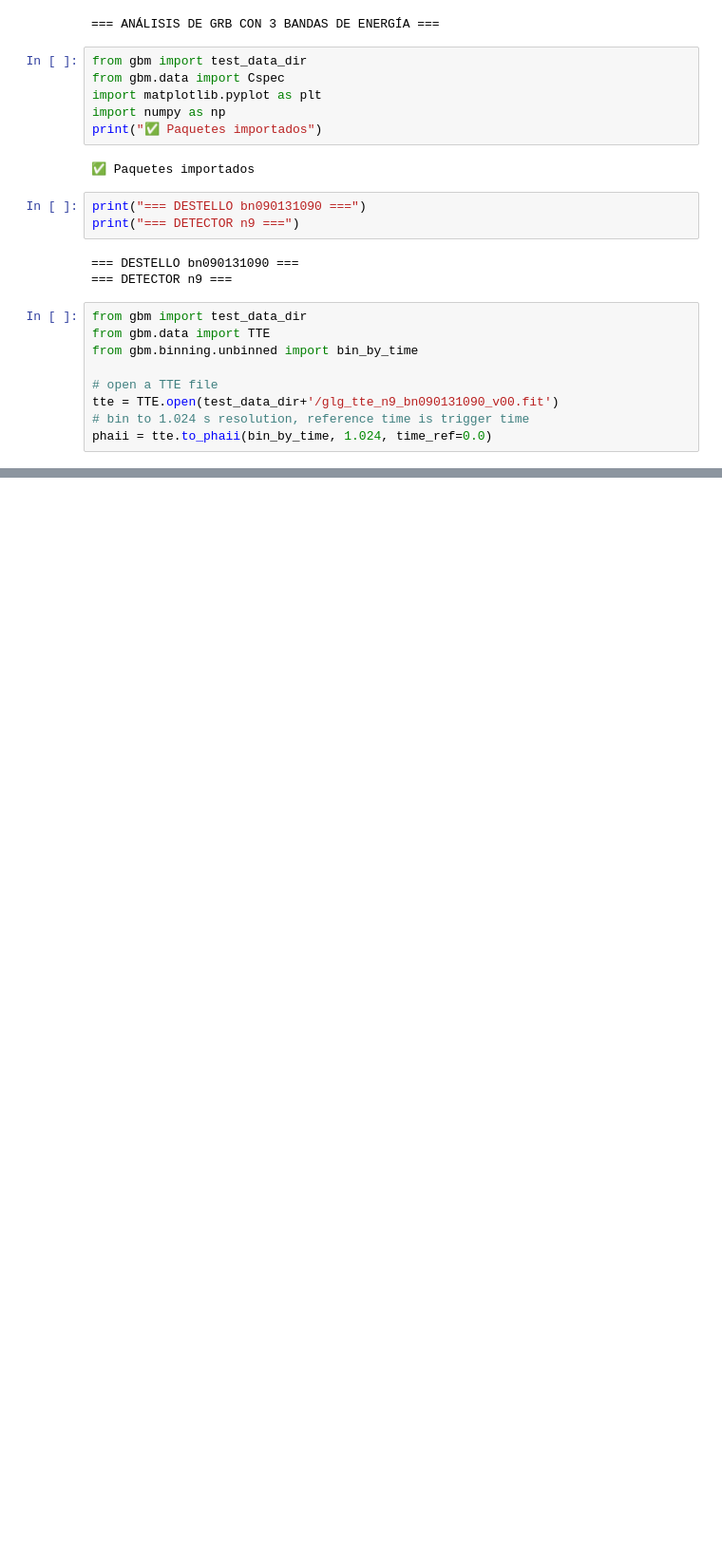
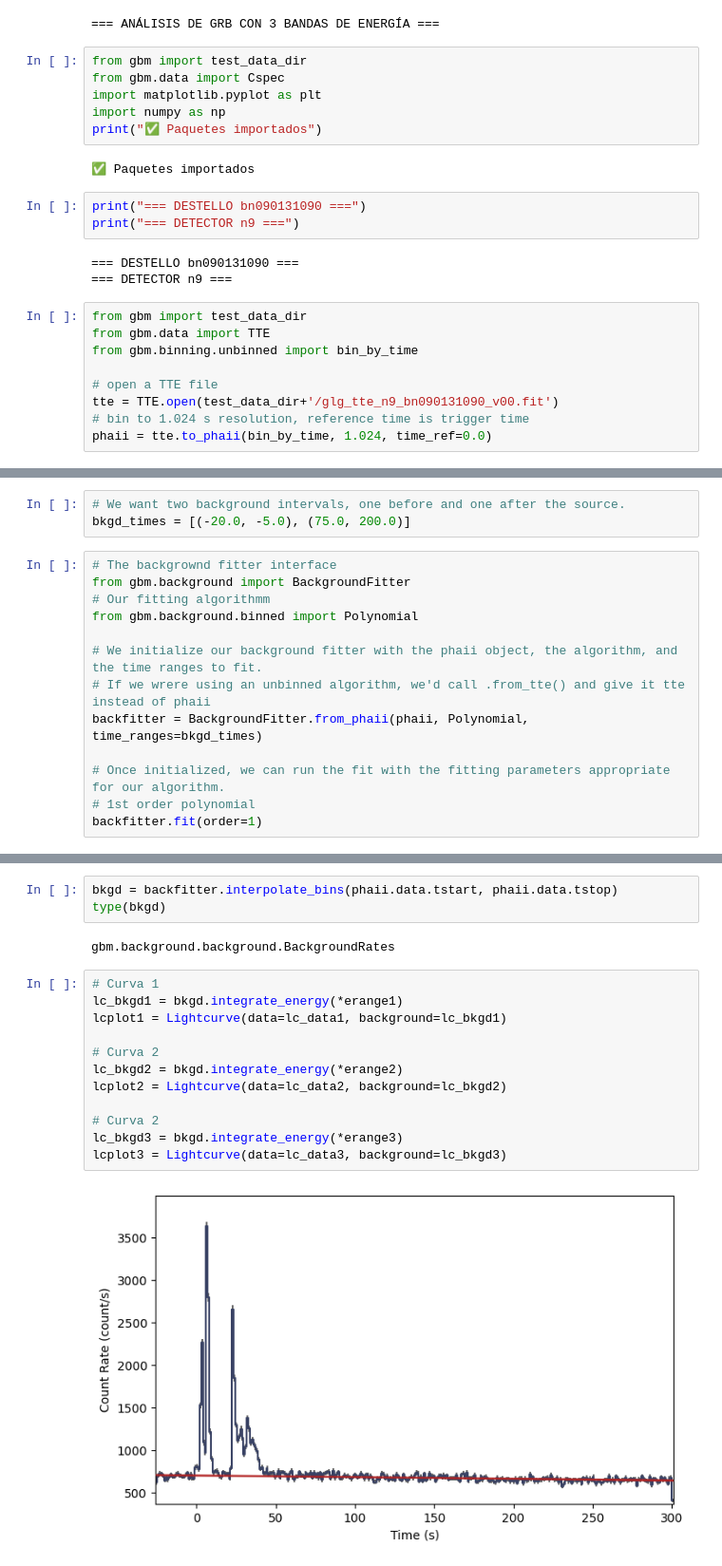
Before and after one commit to MASilva139/F807, a Jupyter notebook: Trabajos/3-Bandas.ipynb, the cells around one changed output, grey strips where cells are left out. Shown: that part at 95% size. Drawn from its saved outputs; the diff is of its cells as text; blank space fills up the shorter version.

```diff
--- a/Trabajos/3-Bandas.ipynb
+++ b/Trabajos/3-Bandas.ipynb
@@ -138,0 +139,16 @@ plt.show()
+# %%
+# We want two background intervals, one before and one after the source.
+bkgd_times = [(-20.0, -5.0), (75.0, 200.0)]
+# %%
+# The backgrownd fitter interface
+from gbm.background import BackgroundFitter
+# Our fitting algorithmm
+from gbm.background.binned import Polynomial
+
+# We initialize our background fitter with the phaii object, the algorithm, and the time ranges to fit.
+# If we wrere using an unbinned algorithm, we'd call .from_tte() and give it tte instead of phaii
+backfitter = BackgroundFitter.from_phaii(phaii, Polynomial, time_ranges=bkgd_times)
+
+# Once initialized, we can run the fit with the fitting parameters appropriate for our algorithm.
+# 1st order polynomial
+backfitter.fit(order=1)
@@ -138,0 +175,19 @@ plt.show()
+# %%
+bkgd = backfitter.interpolate_bins(phaii.data.tstart, phaii.data.tstop)
+type(bkgd)
+# %% [output]
+gbm.background.background.BackgroundRates
+# %%
+# Curva 1
+lc_bkgd1 = bkgd.integrate_energy(*erange1)
+lcplot1 = Lightcurve(data=lc_data1, background=lc_bkgd1)
+
+# Curva 2
+lc_bkgd2 = bkgd.integrate_energy(*erange2)
+lcplot2 = Lightcurve(data=lc_data2, background=lc_bkgd2)
+
+# Curva 2
+lc_bkgd3 = bkgd.integrate_energy(*erange3)
+lcplot3 = Lightcurve(data=lc_data3, background=lc_bkgd3)
+# %% [output]
+[figure, added]
```
Also changed, not shown: parts of 7 cells of this notebook.
